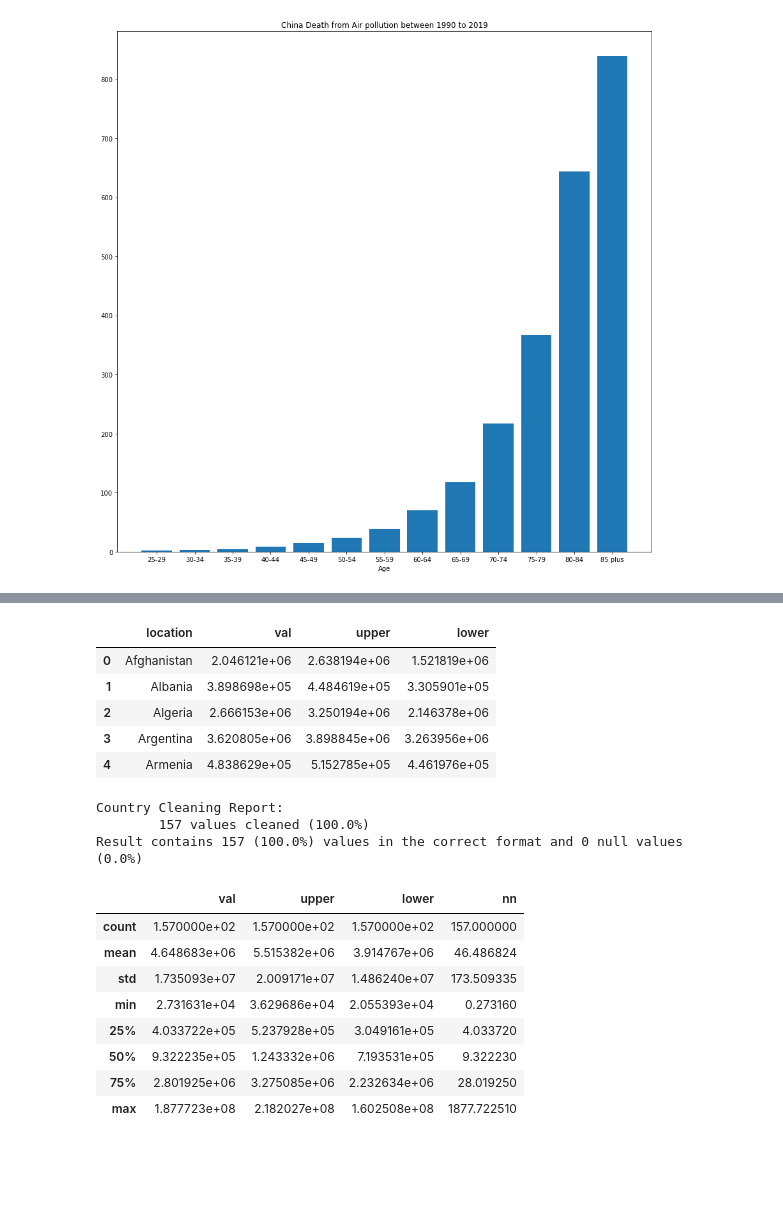
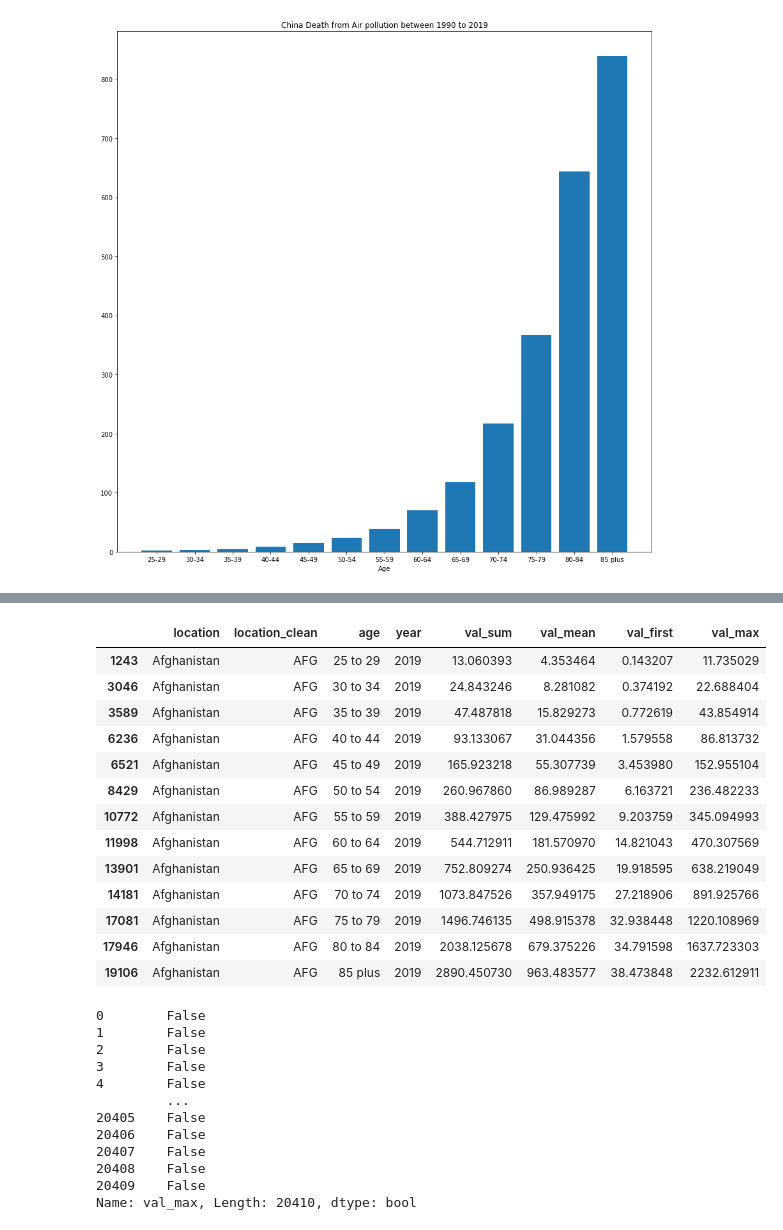
Before and after one commit to 1-1is0/air_pollution_effect, a Jupyter notebook: q4.ipynb, the cells around one changed output, grey strips where cells are left out. Saved outputs shown, nothing was run; the diff lists cells and outputs as text; code cells hidden in the pictures; blank space fills up the shorter version.

```diff
--- a/q4.ipynb
+++ b/q4.ipynb
@@ -259,28 +170,0 @@ with urlopen('https://raw.githubusercontent.com/plotly/datasets/master/geojson-c
-# %%
-total_by_country.head()
-# %% [output]
-|  | location | val | upper | lower |
-| 0 | Afghanistan | 2.046121e+06 | 2.638194e+06 | 1.521819e+06 |
-| 1 | Albania | 3.898698e+05 | 4.484619e+05 | 3.305901e+05 |
-| 2 | Algeria | 2.666153e+06 | 3.250194e+06 | 2.146378e+06 |
-| 3 | Argentina | 3.620805e+06 | 3.898845e+06 | 3.263956e+06 |
-| 4 | Armenia | 4.838629e+05 | 5.152785e+05 | 4.461976e+05 |
-# %%
-# add country iso codes
-total_by_country = clean_country(total_by_country, 'location', output_format='alpha-3')
-# %% [output]
-Country Cleaning Report:
-        157 values cleaned (100.0%)
-Result contains 157 (100.0%) values in the correct format and 0 null values (0.0%)
-# %%
-total_by_country.describe()
-# %% [output]
-|  | val | upper | lower | nn |
-| count | 1.570000e+02 | 1.570000e+02 | 1.570000e+02 | 157.000000 |
-| mean | 4.648683e+06 | 5.515382e+06 | 3.914767e+06 | 46.486824 |
-| std | 1.735093e+07 | 2.009171e+07 | 1.486240e+07 | 173.509335 |
-| min | 2.731631e+04 | 3.629686e+04 | 2.055393e+04 | 0.273160 |
-| 25% | 4.033722e+05 | 5.237928e+05 | 3.049161e+05 | 4.033720 |
-| 50% | 9.322235e+05 | 1.243332e+06 | 7.193531e+05 | 9.322230 |
-| 75% | 2.801925e+06 | 3.275085e+06 | 2.232634e+06 | 28.019250 |
-| max | 1.877723e+08 | 2.182027e+08 | 1.602508e+08 | 1877.722510 |
@@ -299,0 +171,32 @@ fig.show()
+# %%
+world[(world.location_clean=="AFG") & (world.year==2019)]
+# %% [output]
+|  | location | location_clean | age | year | val_sum | val_mean | val_first | val_max |
+| 1243 | Afghanistan | AFG | 25 to 29 | 2019 | 13.060393 | 4.353464 | 0.143207 | 11.735029 |
+| 3046 | Afghanistan | AFG | 30 to 34 | 2019 | 24.843246 | 8.281082 | 0.374192 | 22.688404 |
+| 3589 | Afghanistan | AFG | 35 to 39 | 2019 | 47.487818 | 15.829273 | 0.772619 | 43.854914 |
+| 6236 | Afghanistan | AFG | 40 to 44 | 2019 | 93.133067 | 31.044356 | 1.579558 | 86.813732 |
+| 6521 | Afghanistan | AFG | 45 to 49 | 2019 | 165.923218 | 55.307739 | 3.453980 | 152.955104 |
+| 8429 | Afghanistan | AFG | 50 to 54 | 2019 | 260.967860 | 86.989287 | 6.163721 | 236.482233 |
+| 10772 | Afghanistan | AFG | 55 to 59 | 2019 | 388.427975 | 129.475992 | 9.203759 | 345.094993 |
+| 11998 | Afghanistan | AFG | 60 to 64 | 2019 | 544.712911 | 181.570970 | 14.821043 | 470.307569 |
+| 13901 | Afghanistan | AFG | 65 to 69 | 2019 | 752.809274 | 250.936425 | 19.918595 | 638.219049 |
+| 14181 | Afghanistan | AFG | 70 to 74 | 2019 | 1073.847526 | 357.949175 | 27.218906 | 891.925766 |
+| 17081 | Afghanistan | AFG | 75 to 79 | 2019 | 1496.746135 | 498.915378 | 32.938448 | 1220.108969 |
+| 17946 | Afghanistan | AFG | 80 to 84 | 2019 | 2038.125678 | 679.375226 | 34.791598 | 1637.723303 |
+| 19106 | Afghanistan | AFG | 85 plus | 2019 | 2890.450730 | 963.483577 | 38.473848 | 2232.612911 |
+# %%
+world.val_max == world.val_max.max()
+# %% [output]
+0        False
+1        False
+2        False
+3        False
+4        False
+         ...
+20405    False
+20406    False
+20407    False
+20408    False
+20409    False
+Name: val_max, Length: 20410, dtype: bool
```
Also changed, not shown: parts of 15 cells of this notebook, 1 other file.
